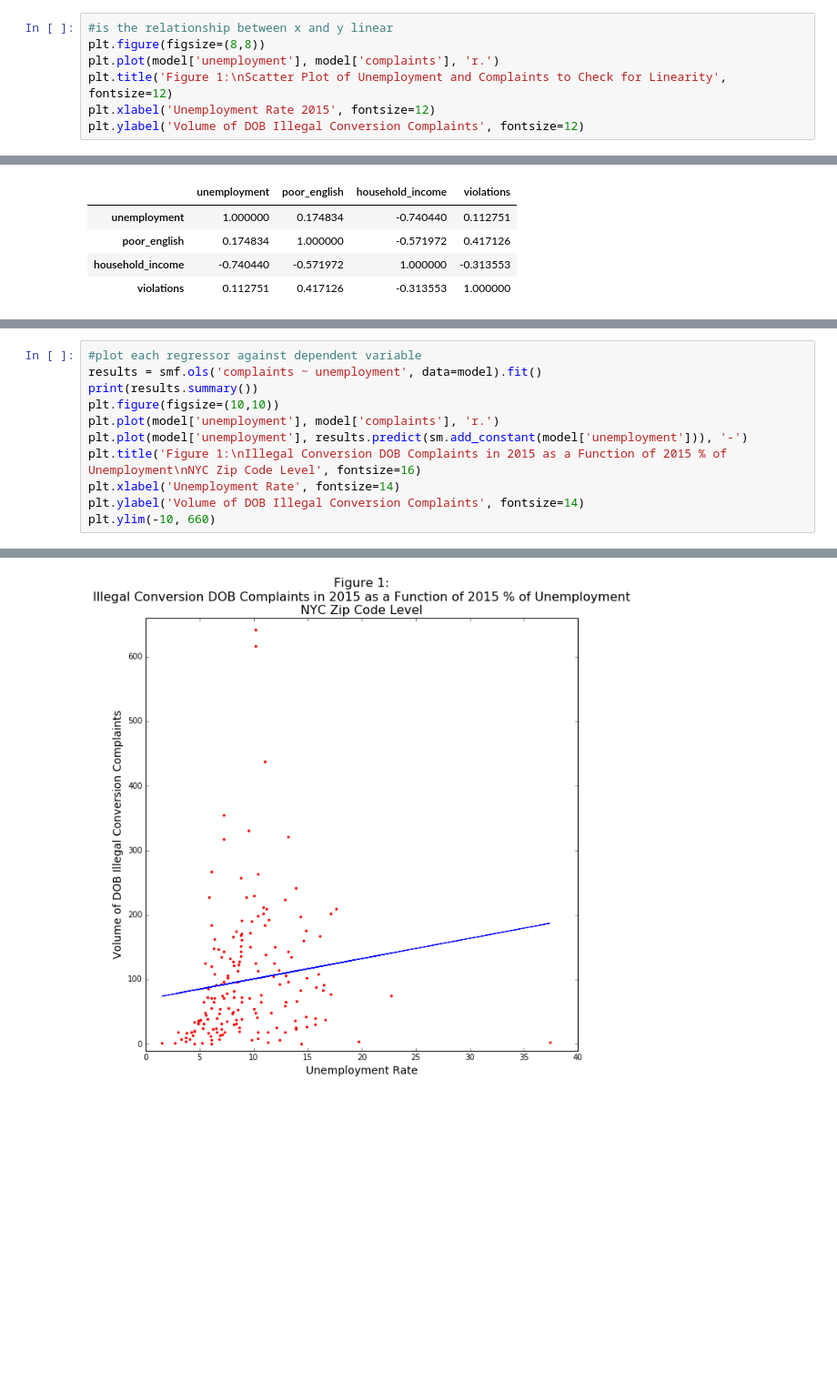
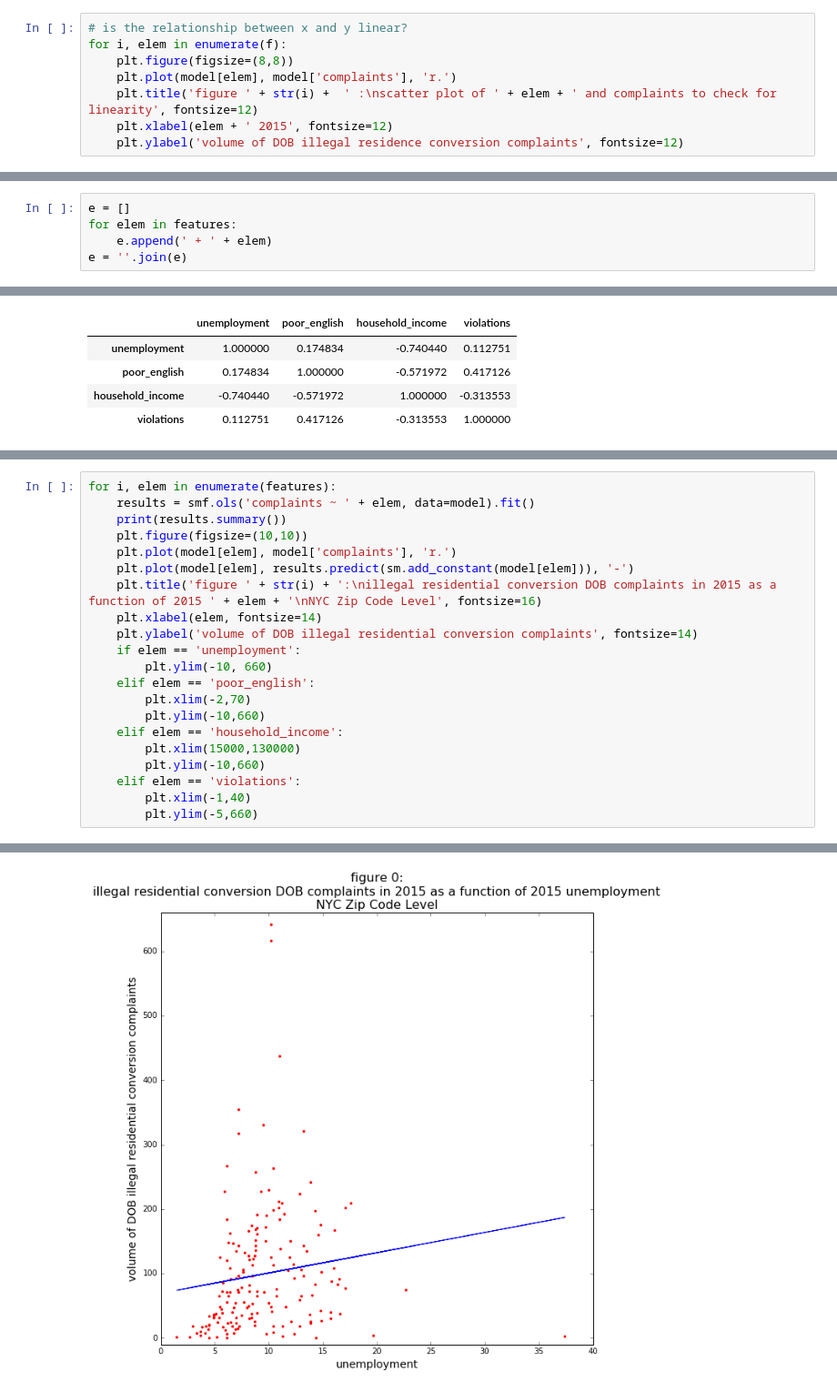
Before and after one commit to CUSPCivicAnalyticsFellows/311, a Jupyter notebook: notebooks/dob_regression_jan26.ipynb, the cells around one changed output, grey strips where cells are left out. Shown at 91% size. Saved outputs shown, nothing was run; the diff lists cells and outputs as text; blank space fills up the shorter version.

```diff
--- a/notebooks/dob_regression_jan26.ipynb
+++ b/notebooks/dob_regression_jan26.ipynb
@@ -134,8 +139,9 @@ model = model.apply(pd.to_numeric, errors='coerce')
 # %%
-#is the relationship between x and y linear
-plt.figure(figsize=(8,8))
-plt.plot(model['unemployment'], model['complaints'], 'r.')
-plt.title('Figure 1:\nScatter Plot of Unemployment and Complaints to Check for Linearity', fontsize=12)
-plt.xlabel('Unemployment Rate 2015', fontsize=12)
-plt.ylabel('Volume of DOB Illegal Conversion Complaints', fontsize=12)
+# is the relationship between x and y linear?
+for i, elem in enumerate(f):
+    plt.figure(figsize=(8,8))
+    plt.plot(model[elem], model['complaints'], 'r.')
+    plt.title('figure ' + str(i) +  ' :\nscatter plot of ' + elem + ' and complaints to check for linearity', fontsize=12)
+    plt.xlabel(elem + ' 2015', fontsize=12)
+    plt.ylabel('volume of DOB illegal residence conversion complaints', fontsize=12)
 # %% [output]
@@ -173 +179,6 @@ plt.ylabel('Volume of DOB Illegal Conversion Complaints', fontsize=12)
+# %%
+e = []
+for elem in features:
+    e.append(' + ' + elem)
+e = ''.join(e)
 # %%
@@ -323,16 +239,26 @@ OLS Regression Results
 | Skew: | 1.564 | Prob(JB): | 1.24e-116 |
 | Kurtosis: | 11.016 | Cond. No. | 6.54e+05 |
 # %%
-#plot each regressor against dependent variable
-results = smf.ols('complaints ~ unemployment', data=model).fit()
-print(results.summary())
-plt.figure(figsize=(10,10))
-plt.plot(model['unemployment'], model['complaints'], 'r.')
-plt.plot(model['unemployment'], results.predict(sm.add_constant(model['unemployment'])), '-')
-plt.title('Figure 1:\nIllegal Conversion DOB Complaints in 2015 as a Function of 2015 % of Unemployment\nNYC Zip Code Level', fontsize=16)
-plt.xlabel('Unemployment Rate', fontsize=14)
-plt.ylabel('Volume of DOB Illegal Conversion Complaints', fontsize=14)
-plt.ylim(-10, 660)
+for i, elem in enumerate(features):
+    results = smf.ols('complaints ~ ' + elem, data=model).fit()
+    print(results.summary())
+    plt.figure(figsize=(10,10))
+    plt.plot(model[elem], model['complaints'], 'r.')
+    plt.plot(model[elem], results.predict(sm.add_constant(model[elem])), '-')
+    plt.title('figure ' + str(i) + ':\nillegal residential conversion DOB complaints in 2015 as a function of 2015 ' + elem + '\nNYC Zip Code Level', fontsize=16)
+    plt.xlabel(elem, fontsize=14)
+    plt.ylabel('volume of DOB illegal residential conversion complaints', fontsize=14)
+    if elem == 'unemployment':
+        plt.ylim(-10, 660)
+    elif elem == 'poor_english':
+        plt.xlim(-2,70)
+        plt.ylim(-10,660)
+    elif elem == 'household_income':
+        plt.xlim(15000,130000)
+        plt.ylim(-10,660)
+    elif elem == 'violations':
+        plt.xlim(-1,40)
+        plt.ylim(-5,660)
 # %% [output]
                             OLS Regression Results
 ==============================================================================
@@ -355 +280 @@ Warnings:
-[figure, old version]
+[figure, new version]
```
Also changed, not shown: parts of 16 cells of this notebook.
